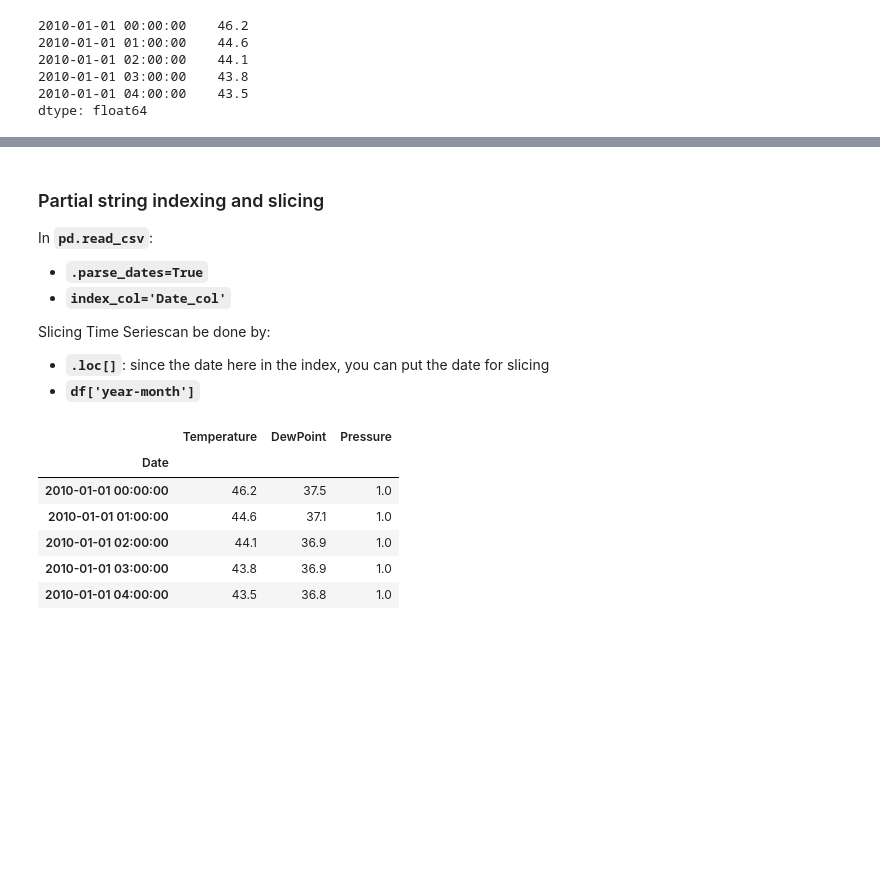
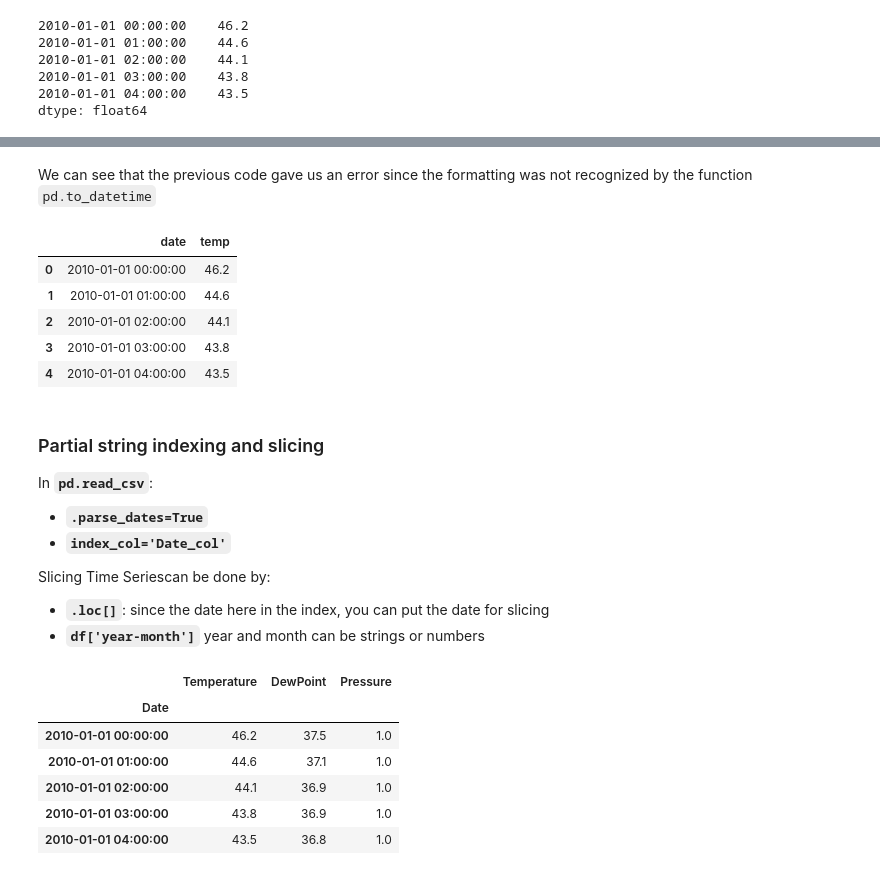
Before and after one commit to mfkabdelnaby/data-science, a Jupyter notebook: pandas.ipynb, the cells around one changed output, grey strips where cells are left out. Drawn from its saved outputs; the diff is of its cells as text; code cells hidden in the pictures; blank space fills up the shorter version.

```diff
--- a/pandas.ipynb
+++ b/pandas.ipynb
@@ -1564,3 +1597,24 @@ dtype: float64
+# %% [markdown]
+We can see that the previous code gave us an error since the formatting was not recognized by the function `pd.to_datetime`
+# %%
+temperature = [46.2,44.6,44.1,43.8,43.5]
+date = ['01.01.2010 00:00','01.01.2010 01:00','01.01.2010 02:00',
+        '01.01.2010 03:00','01.01.2010 04:00']
+
+df = pd.DataFrame({'date':date,'temp':temperature})
+# %%
+from datetime import datetime
+
+df['date'] = df['date'].apply(lambda x: datetime.strptime(x,'%d.%m.%Y %H:%M'))
+
+df
+# %% [output]
+|  | date | temp |
+| 0 | 2010-01-01 00:00:00 | 46.2 |
+| 1 | 2010-01-01 01:00:00 | 44.6 |
+| 2 | 2010-01-01 02:00:00 | 44.1 |
+| 3 | 2010-01-01 03:00:00 | 43.8 |
+| 4 | 2010-01-01 04:00:00 | 43.5 |
 # %% [markdown]
 ### Partial string indexing and slicing
 
@@ -1570,7 +1624,7 @@ In **`pd.read_csv`**:
 
 Slicing Time Seriescan be done by:
 * **`.loc[]`**: since the date here in the index, you can put the date for slicing
-* **`df['year-month']`**
+* **`df['year-month']`** year and month can be strings or numbers
 # %%
 df = pd.read_csv('datasets/weather_data_austin_2010.csv',
                  parse_dates=True, index_col="Date")
```
Also changed, not shown: parts of 28 cells of this notebook, 15 other files.
